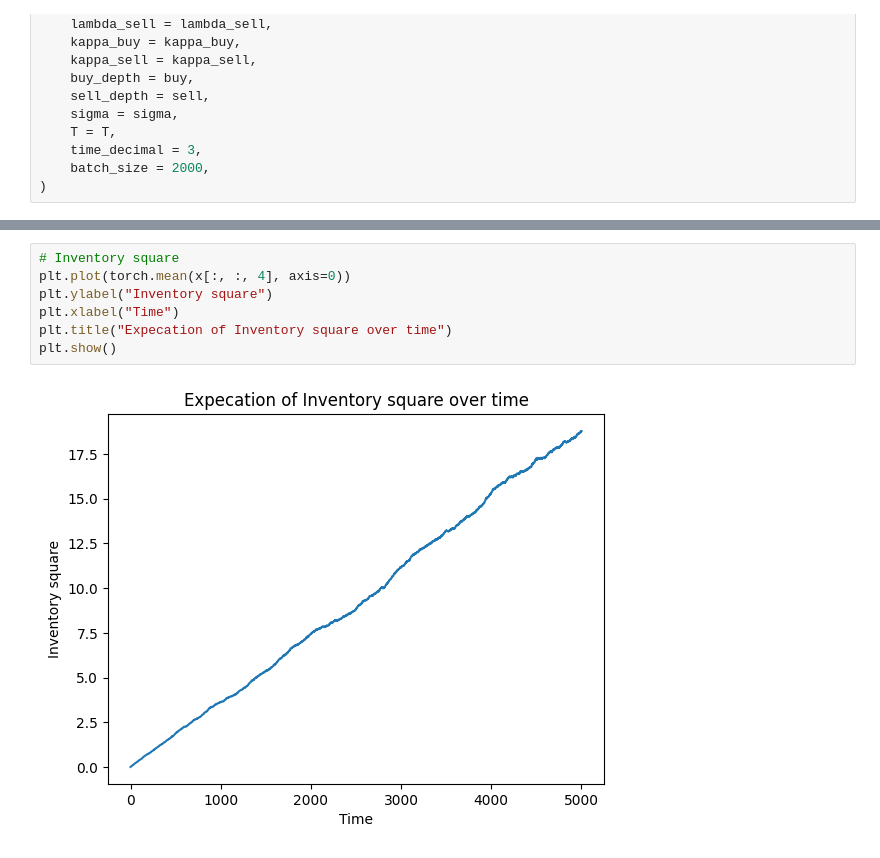
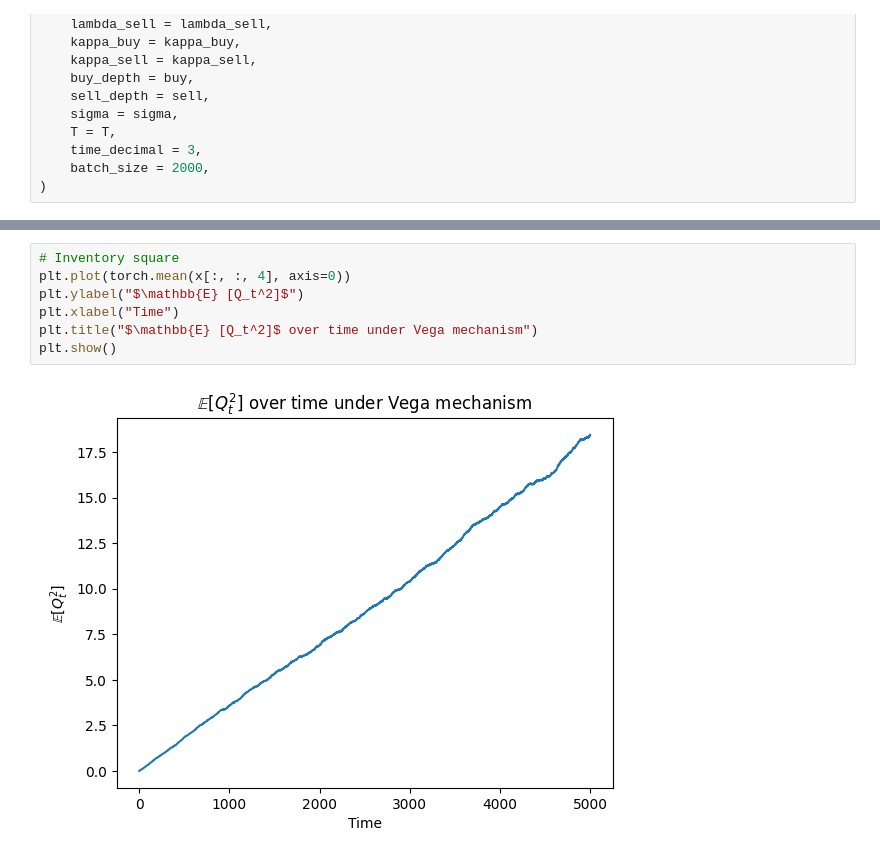
Before and after one commit to Galen-Cao/MIGS-VEGA-Project, a Jupyter notebook: Vega_sim.ipynb, the cells around one changed output, grey strips where cells are left out. Drawn from its saved outputs; the diff is of its cells as text.

```diff
--- a/Sim_Vega.ipynb
+++ b/Vega_sim.ipynb
@@ -331,9 +329,9 @@ plt.show()
 # %%
 # Inventory square
 plt.plot(torch.mean(x[:, :, 4], axis=0))
-plt.ylabel("Inventory square")
+plt.ylabel("$\mathbb{E} [Q_t^2]$")
 plt.xlabel("Time")
-plt.title("Expecation of Inventory square over time")
+plt.title("$\mathbb{E} [Q_t^2]$ over time under Vega mechanism")
 plt.show()
 # %% [output]
-[figure, old version]
+[figure, new version]
```
Also changed, not shown: parts of 7 cells of this notebook, 3 other files.
